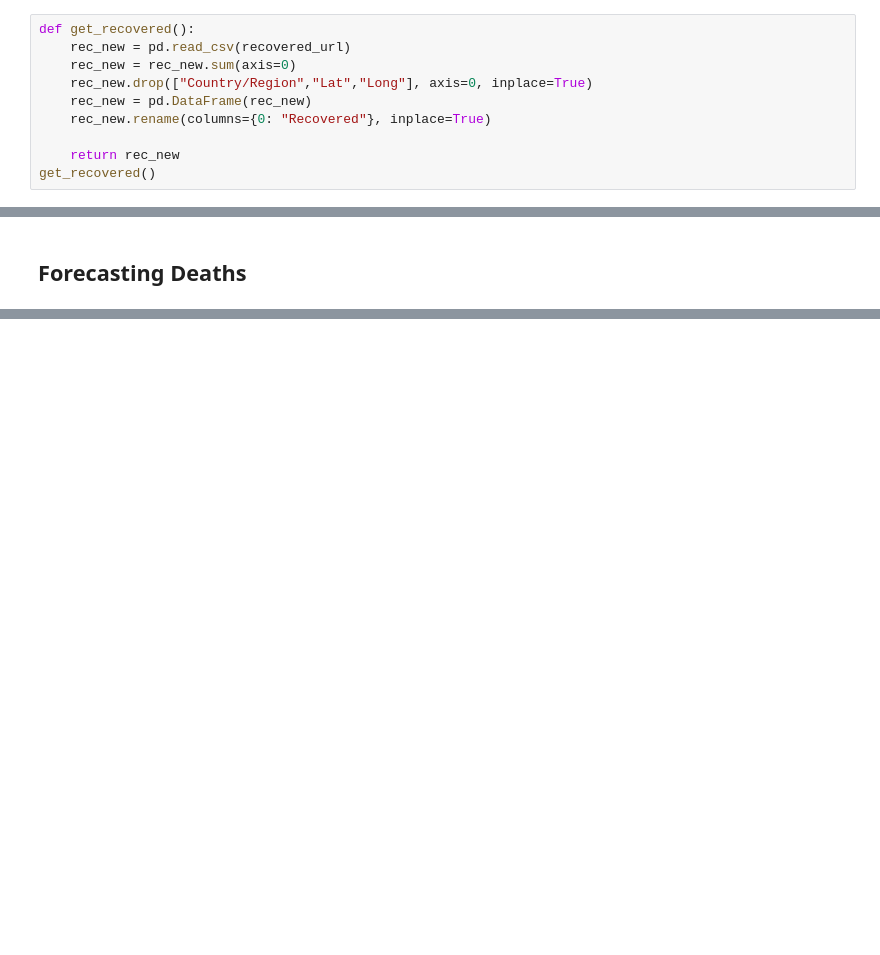
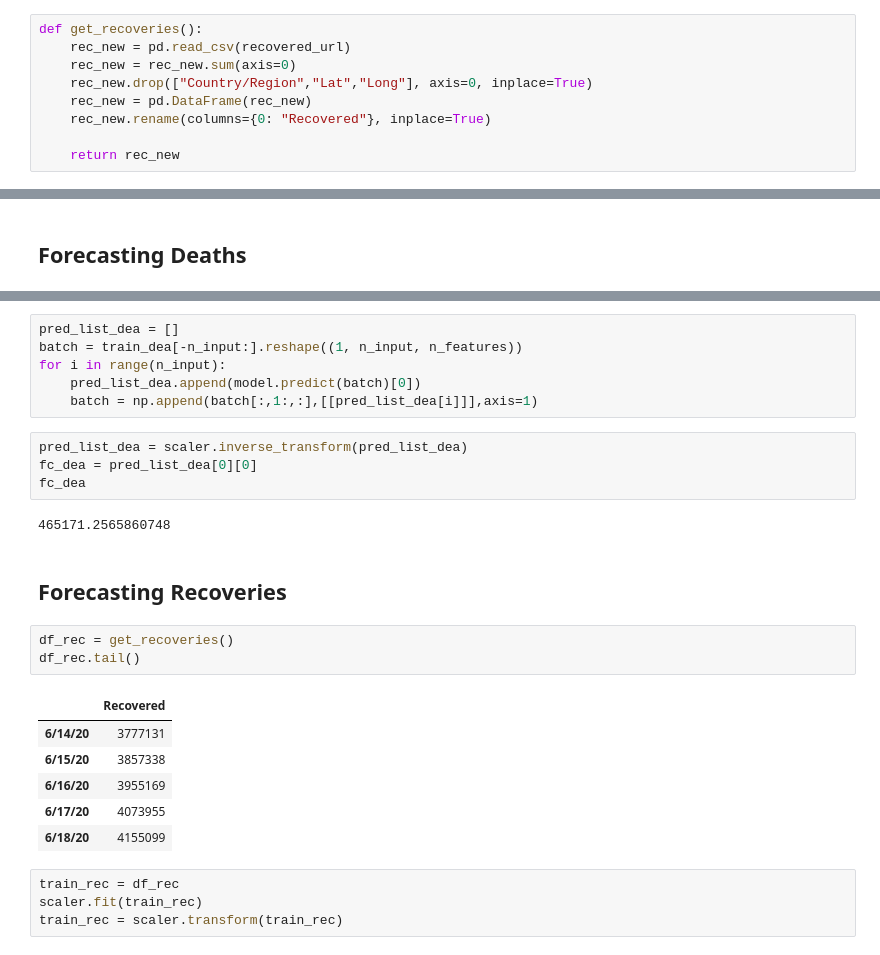
Before and after one commit to asrjy/covid-lstm, a Jupyter notebook: lstm.ipynb, the cells around one changed output, grey strips where cells are left out. Drawn from its saved outputs; the diff is of its cells as text; blank space fills up the shorter version.

```diff
--- a/lstm.ipynb
+++ b/lstm.ipynb
@@ -88,7 +67,7 @@ get_deaths()
 # %% [markdown]
 ### Function to get the number of recoveries as a Dataframe
 # %%
-def get_recovered():
+def get_recoveries():
     rec_new = pd.read_csv(recovered_url)
     rec_new = rec_new.sum(axis=0)
     rec_new.drop(["Country/Region","Lat","Long"], axis=0, inplace=True)
@@ -96,4 +75,3 @@ def get_recovered():
     rec_new.rename(columns={0: "Recovered"}, inplace=True)
 
     return rec_new
-get_recovered()
@@ -461,0 +200,28 @@ plt.legend(loc="upper left")
+# %%
+pred_list_dea = []
+batch = train_dea[-n_input:].reshape((1, n_input, n_features))
+for i in range(n_input):
+    pred_list_dea.append(model.predict(batch)[0])
+    batch = np.append(batch[:,1:,:],[[pred_list_dea[i]]],axis=1)
+# %%
+pred_list_dea = scaler.inverse_transform(pred_list_dea)
+fc_dea = pred_list_dea[0][0]
+fc_dea
+# %% [output]
+465171.2565860748
+# %% [markdown]
+## Forecasting Recoveries
+# %%
+df_rec = get_recoveries()
+df_rec.tail()
+# %% [output]
+|  | Recovered |
+| 6/14/20 | 3777131 |
+| 6/15/20 | 3857338 |
+| 6/16/20 | 3955169 |
+| 6/17/20 | 4073955 |
+| 6/18/20 | 4155099 |
+# %%
+train_rec = df_rec
+scaler.fit(train_rec)
+train_rec = scaler.transform(train_rec)
```
Also changed, not shown: parts of 53 cells of this notebook, 2 other files.
